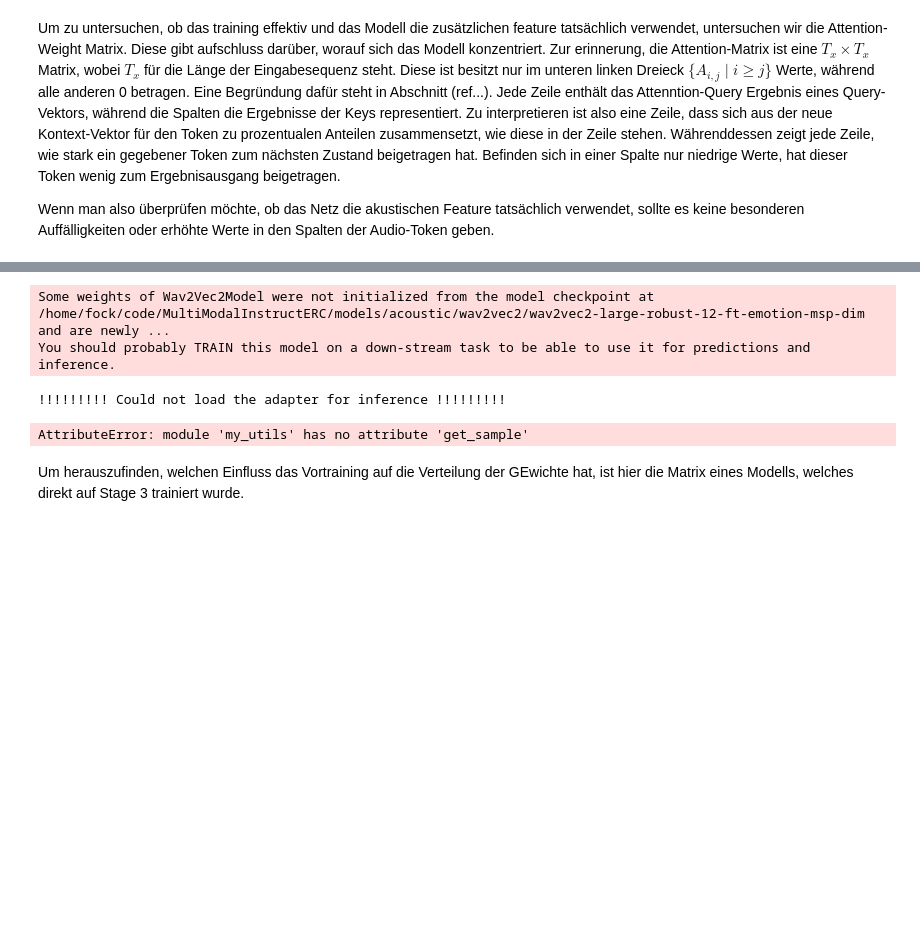
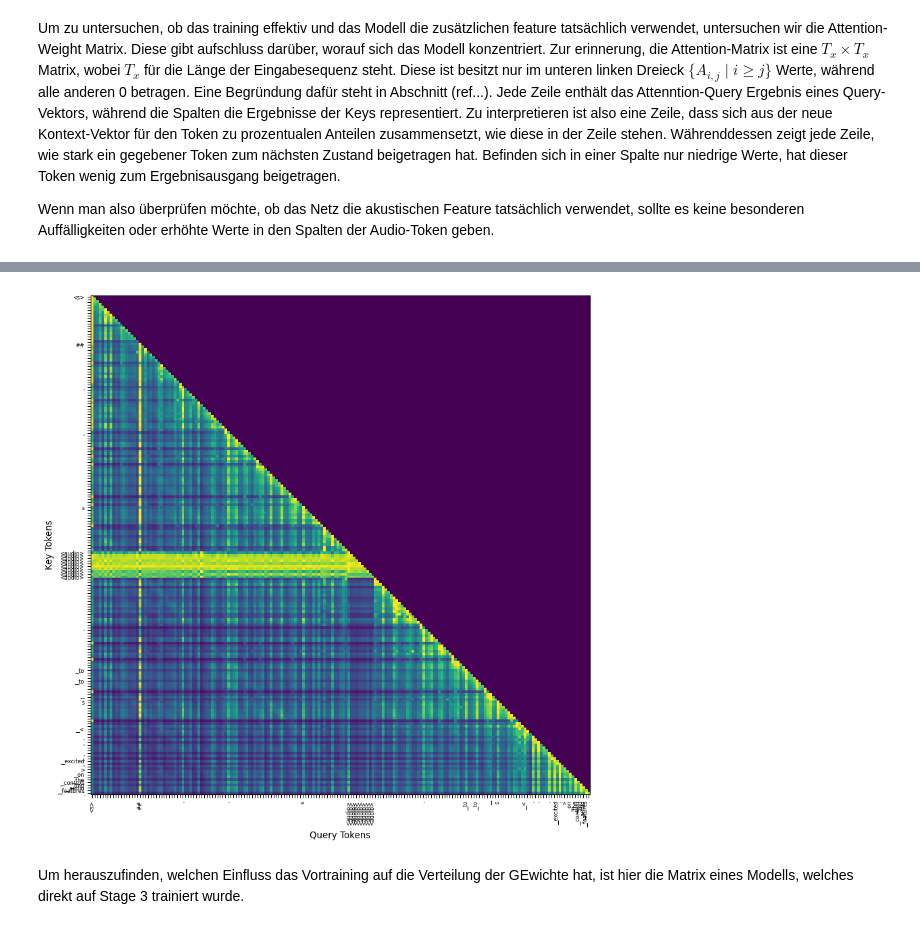
Before and after one commit to HenFo/Masterarbeit, a Jupyter notebook: analysis/mm_models/concat_iemocap.ipynb, the cells around one changed output, grey strips where cells are left out. Saved outputs shown, nothing was run; the diff lists cells and outputs as text; code cells hidden in the pictures; blank space fills up the shorter version.

Commit message:
fix att matrix print bugs

```diff
--- a/analysis/mm_models/concat_iemocap.ipynb
+++ b/analysis/mm_models/concat_iemocap.ipynb
@@ -727,13 +730,13 @@ def get_attention_weights(
     layer_idx=0,
     sample_index=0,
 ):
-    sample = utils.get_sample(
+    sample = utils.get_samples(
         dataset_path,
         processor,
         [sample_index],
         collator_type=SequenceGenerationCollator,
         dataset_kwargs={"task": "normal", "audio_placement": "target"},
-    )
+    )[0]
 
     llama = model.llama
     att1 = llama.get_submodule(f"model.layers.{layer_idx}.self_attn")
@@ -754,13 +757,13 @@ def get_attention_weights(
         text = {k: v.to(device) for k, v in batch["text"].items()}
         acoustic = {k: v.half().to(device) for k, v in batch["acoustic"].items()}
 
-        return {**text, **acoustic}
+        return {"text": text, "acoustic": acoustic}
 
     with torch.no_grad():
         _ = model(**prepate_nested_batch(sample))
 
     att_handle.remove()
-    return attention_weights[0].cpu().numpy()
+    return attention_weights[0].cpu().numpy(), sample
 
 
 def print_attention_weight_matrix(
@@ -777,7 +780,7 @@ def print_attention_weight_matrix(
     token_ids = sample["text"]["input_ids"][0].cpu().numpy()
     audio_loc = np.where(token_ids == audio_token_id)[0][0]
     token_ids = np.concatenate(
-        (token_ids[:audio_loc], [audio_token_id] * 10, token_ids[audio_loc:])
+        (token_ids[:audio_loc], [audio_token_id] * 10, token_ids[audio_loc+1:])
     )
     token_strings = np.array(tokenizer.convert_ids_to_tokens(token_ids))
     # token_strings[token_ids == 0] = ""
@@ -785,6 +788,9 @@ def print_attention_weight_matrix(
     mean_attention = np.mean(head_norm, axis=0, where=head_norm != 0)
     # print(mean_attention)
     top_token_ids_idx = np.argsort(mean_attention)[::-1][:25]
+    top_tokens_to_exclude = np.argwhere(mean_attention < 0.2)
+    top_token_ids_idx = np.setdiff1d(top_token_ids_idx, top_tokens_to_exclude)
+
     # print(top_token_ids_idx)
     # last_token_ids_idx = np.argsort(mean_attention)[:10]
     audio_loc_idx = np.where(token_ids == audio_token_id)[0]
@@ -800,4 +806,14 @@ def print_attention_weight_matrix(
     plt.ylabel("Key Tokens")
     plt.show()
 # %%
-sample_index = df_iemocap[audio_only_model & combined_model & not_text_only_model].iloc[0].name
+audio_correct_sample_index = df_iemocap[audio_only_model & combined_model & not_text_only_model].iloc[0].name
+audio_wrong_sample_index = df_iemocap[not_audio_only_model & combined_model & text_only_model].iloc[0].name
+# %%
+model, config, processor = utils.get_model(
+    LANGUAGE_MODEL,
+    LORA_ADAPTER,
+    ACOUSTIC_MODEL,
+    STAGE3_PATH,
+    MmLlamaConcat,
+    model_kwargs = {"output_attention_weights":True}
+)
@@ -804,21 +824,20 @@ sample_index = df_iemocap[audio_only_model & combined_model & not_text_only_mode
 # %%
+
+
 def print_model_attention_weights(dataset_path: str, layer_idx=0, sample_index=0):
-    model, config, processor = utils.get_model(
-        LANGUAGE_MODEL, LORA_ADAPTER, ACOUSTIC_MODEL, STAGE1_PATH, MmLlamaConcat, model_kwargs = {"output_attention_weights":True}
-    )
-    attention_weights = get_attention_weights(
-        model, dataset_path, layer_idx, sample_index
+    # model, config, processor = utils.get_model(
+    #     LANGUAGE_MODEL, LORA_ADAPTER, ACOUSTIC_MODEL, STAGE3_PATH, MmLlamaConcat, model_kwargs = {"output_attention_weights":True}
+    # )
+    attention_weights, sample = get_attention_weights(
+        model, dataset_path, processor, layer_idx, sample_index
     )
     print_attention_weight_matrix(
-        attention_weights, sample_index, config, processor.tokenizer
+        attention_weights, sample, config, processor.tokenizer
     )
 
-
-print_model_attention_weights(DS_TEST_PATH, layer_idx=0, sample_index=sample_index)
+# print_model_attention_weights(DS_TEST_PATH, layer_idx=2, sample_index=audio_correct_sample_index)
+print_model_attention_weights(DS_TEST_PATH, layer_idx=0, sample_index=audio_wrong_sample_index)
 # %% [output]
-Some weights of Wav2Vec2Model were not initialized from the model checkpoint at /home/fock/code/MultiModalInstructERC/models/acoustic/wav2vec2/wav2vec2-large-robust-12-ft-emotion-msp-dim and are newly ...
-You should probably TRAIN this model on a down-stream task to be able to use it for predictions and inference.
-!!!!!!!!! Could not load the adapter for inference !!!!!!!!!
-AttributeError: module 'my_utils' has no attribute 'get_sample'
+[figure, added]
 # %% [markdown]
 Um herauszufinden, welchen Einfluss das Vortraining auf die Verteilung der GEwichte hat, ist hier die Matrix eines Modells, welches direkt auf Stage 3 trainiert wurde.
```
Also changed, not shown: parts of 2 cells of this notebook, 1 other file.
